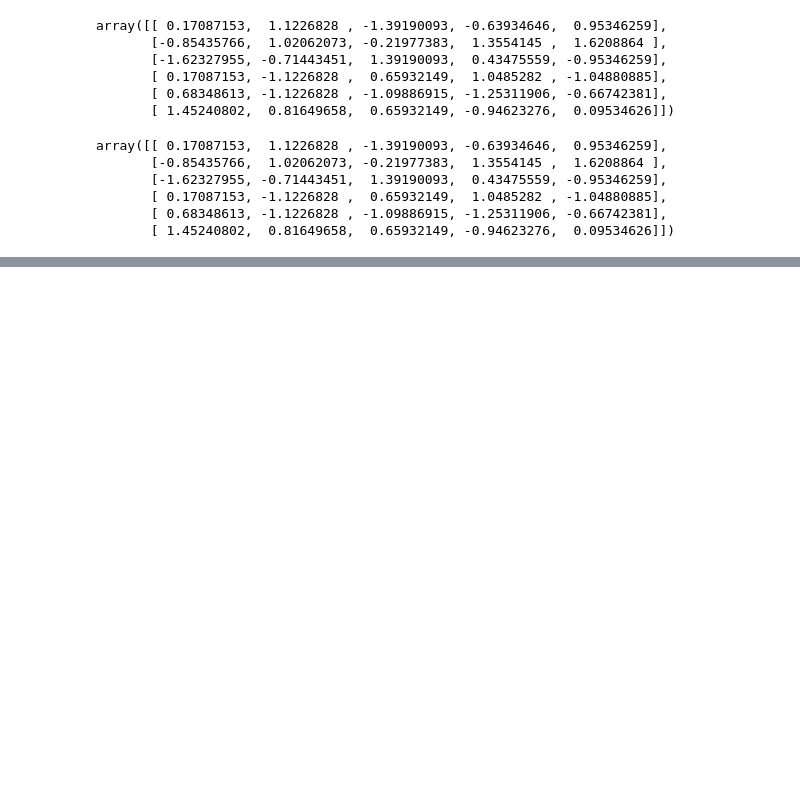
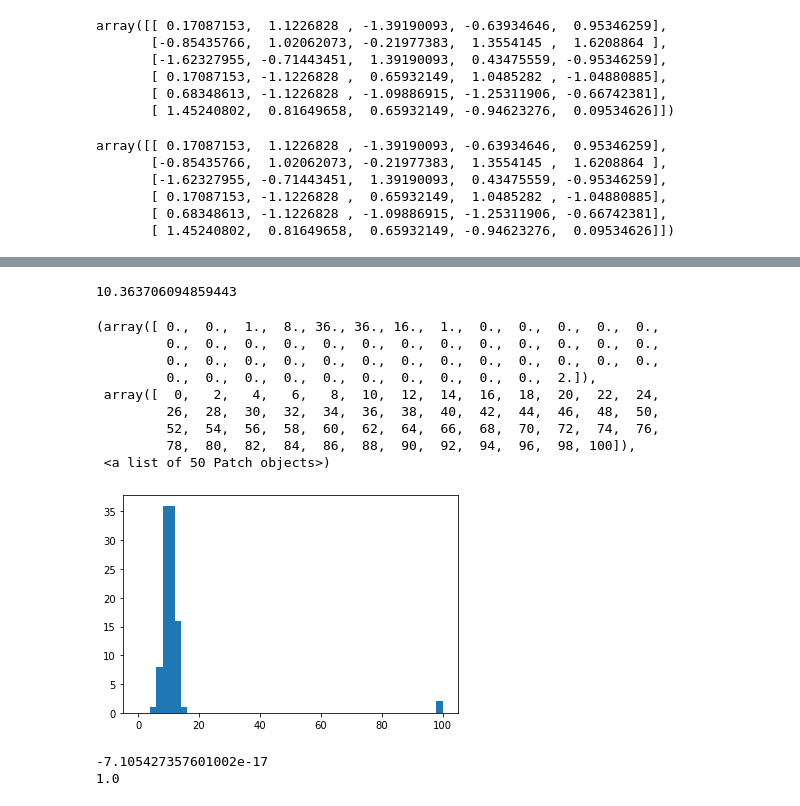
Before and after one commit to ikeven94/py_repo, a Jupyter notebook: Pandas_Numpy/Pandas_Scaling.ipynb, the cells around one changed output, grey strips where cells are left out. Saved outputs shown, nothing was run; the diff lists cells and outputs as text; code cells hidden in the pictures; blank space fills up the shorter version.

```diff
--- a/Pandas_Numpy/Pandas_Scaling.ipynb
+++ b/Pandas_Numpy/Pandas_Scaling.ipynb
@@ -365,0 +408,4 @@ array([[ 0.17087153,  1.1226828 , -1.39190093, -0.63934646,  0.95346259],
+# %%
+# x에서 마지막 데이터 2개를 모두 100으로
+x[98:100] = 100
+x
@@ -365,0 +426,19 @@ array([[ 0.17087153,  1.1226828 , -1.39190093, -0.63934646,  0.95346259],
+# %%
+np.mean(x)
+np.std(x)
+np.median(x)
+# %% [output]
+10.363706094859443
+# %%
+plt.hist(x,bins=np.arange(0,102,2)) # 막대 bar 간격이 2
+# %% [output]
+(array([ 0.,  0.,  1.,  8., 36., 36., 16.,  1.,  0.,  0.,  0.,  0.,  0.,
+         0.,  0.,  0.,  0.,  0.,  0.,  0.,  0.,  0.,  0.,  0.,  0.,  0.,
+         0.,  0.,  0.,  0.,  0.,  0.,  0.,  0.,  0.,  0.,  0.,  0.,  0.,
+         0.,  0.,  0.,  0.,  0.,  0.,  0.,  0.,  0.,  0.,  2.]),
+ array([  0,   2,   4,   6,   8,  10,  12,  14,  16,  18,  20,  22,  24,
+         26,  28,  30,  32,  34,  36,  38,  40,  42,  44,  46,  48,  50,
+         52,  54,  56,  58,  60,  62,  64,  66,  68,  70,  72,  74,  76,
+         78,  80,  82,  84,  86,  88,  90,  92,  94,  96,  98, 100]),
+ <a list of 50 Patch objects>)
+[figure, added]
@@ -365,0 +448,6 @@ array([[ 0.17087153,  1.1226828 , -1.39190093, -0.63934646,  0.95346259],
+# %%
+print(np.mean(xss))
+print(np.std(xss))
+# %% [output]
+-7.105427357601002e-17
+1.0
```
Also changed, not shown: parts of 38 cells of this notebook.
